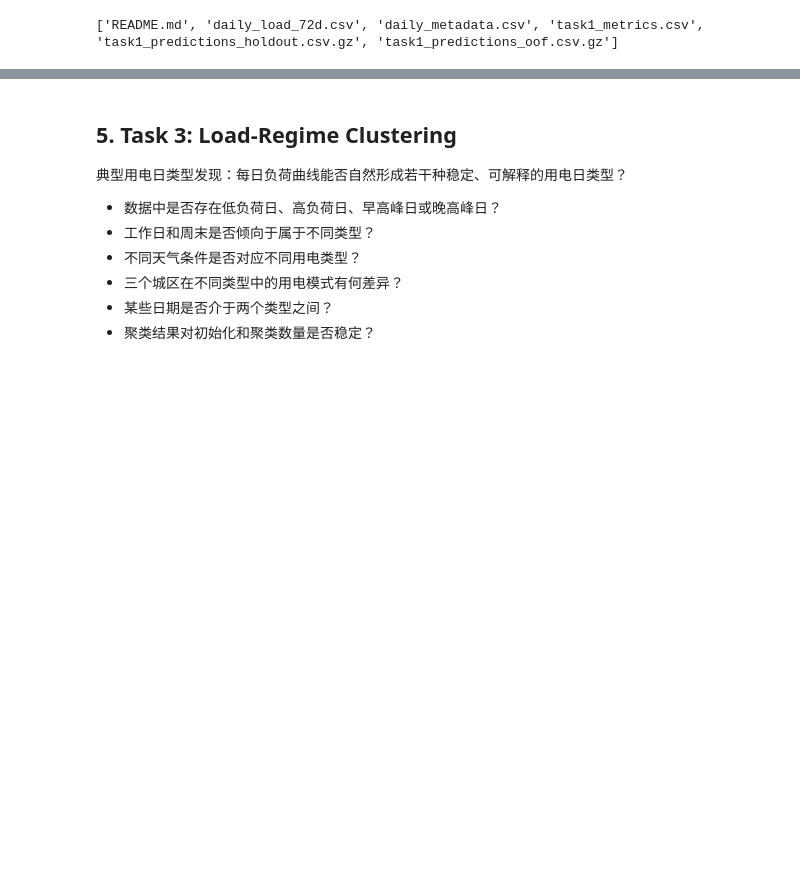
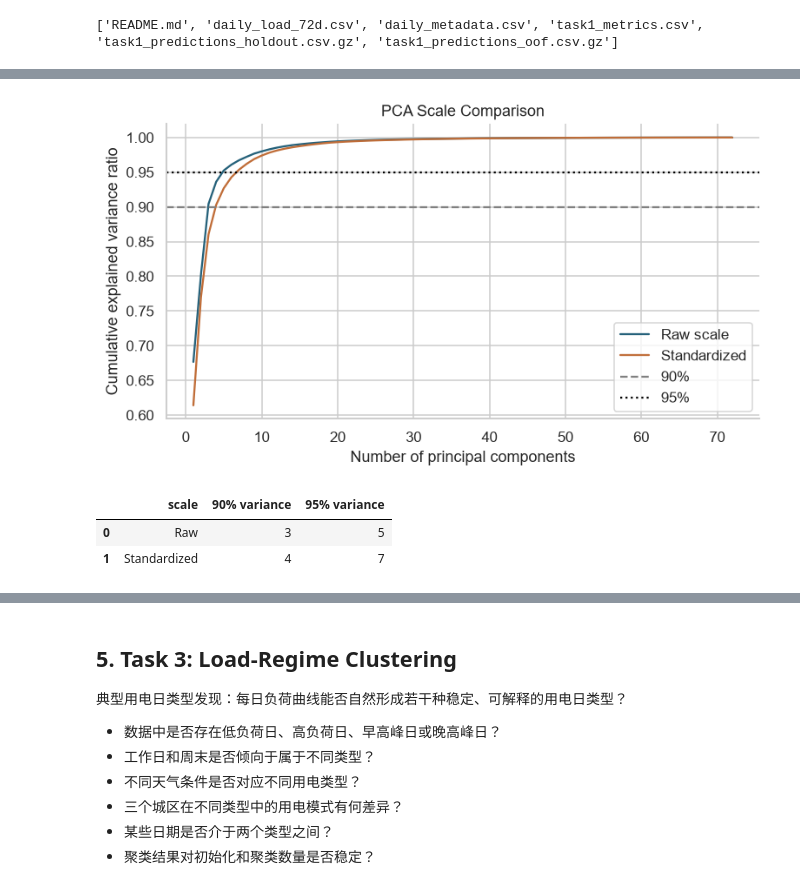
Before and after one commit to DSA5102-Final-Project-Group-8/Tetuan-City-Power-Consumption, a Jupyter notebook: DSA5102_Final_Project_Group8.ipynb, the cells around one changed output, grey strips where cells are left out. Drawn from its saved outputs; the diff is of its cells as text; code cells hidden in the pictures; blank space fills up the shorter version.

```diff
--- a/DSA5102_Final_Project_Group8.ipynb
+++ b/DSA5102_Final_Project_Group8.ipynb
@@ -1101,0 +1262,6 @@ print(sorted(p.name for p in HANDOFF.iterdir()))
+# %%
+pca_n_components_90_raw = np.argmax(pca_cumulative_variance_raw >= 0.90) + 1
+pca_n_components_95_raw = np.argmax(pca_cumulative_variance_raw >= 0.95) + 1
+
+print("Components for 90% variance:", pca_n_components_90_raw)
+print("Components for 95% variance:", pca_n_components_95_raw)
@@ -1101,0 +1271,20 @@ print(sorted(p.name for p in HANDOFF.iterdir()))
+# %%
+pca_scaler = StandardScaler()
+pca_X_development_standardized = pca_scaler.fit_transform(pca_X_development)
+pca_X_holdout_standardized = pca_scaler.transform(pca_X_holdout)
+
+pca_standardized = PCA()
+pca_standardized.fit(pca_X_development_standardized)
+
+pca_explained_variance_ratio_standardized = pca_standardized.explained_variance_ratio_
+pca_cumulative_variance_standardized = np.cumsum(pca_explained_variance_ratio_standardized)
+
+pca_n_components_90_standardized = np.argmax(pca_cumulative_variance_standardized >= 0.90) + 1
+pca_n_components_95_standardized = np.argmax(pca_cumulative_variance_standardized >= 0.95) + 1
+
+pca_dimension_table = pd.DataFrame({
+    "scale": ["Raw", "Standardized"],
+    "90% variance": [pca_n_components_90_raw, pca_n_components_90_standardized],
+    "95% variance": [pca_n_components_95_raw, pca_n_components_95_standardized],
+})
+display(pca_dimension_table)
@@ -1104,0 +1529,18 @@ print(sorted(p.name for p in HANDOFF.iterdir()))
+# %%
+plt.figure(figsize=(8, 4))
+plt.plot(pca_component_numbers, pca_cumulative_variance_raw, label="Raw scale")
+plt.plot(pca_component_numbers, pca_cumulative_variance_standardized, label="Standardized")
+plt.axhline(0.90, color="grey", linestyle="--", label="90%")
+plt.axhline(0.95, color="black", linestyle=":", label="95%")
+plt.xlabel("Number of principal components")
+plt.ylabel("Cumulative explained variance ratio")
+plt.title("PCA Scale Comparison")
+plt.legend()
+plt.show()
+
+display(pca_dimension_table)
+# %% [output]
+[figure, added]
+|  | scale | 90% variance | 95% variance |
+| 0 | Raw | 3 | 5 |
+| 1 | Standardized | 4 | 7 |
```
Also changed, not shown: parts of 48 cells of this notebook, 5 other files.
